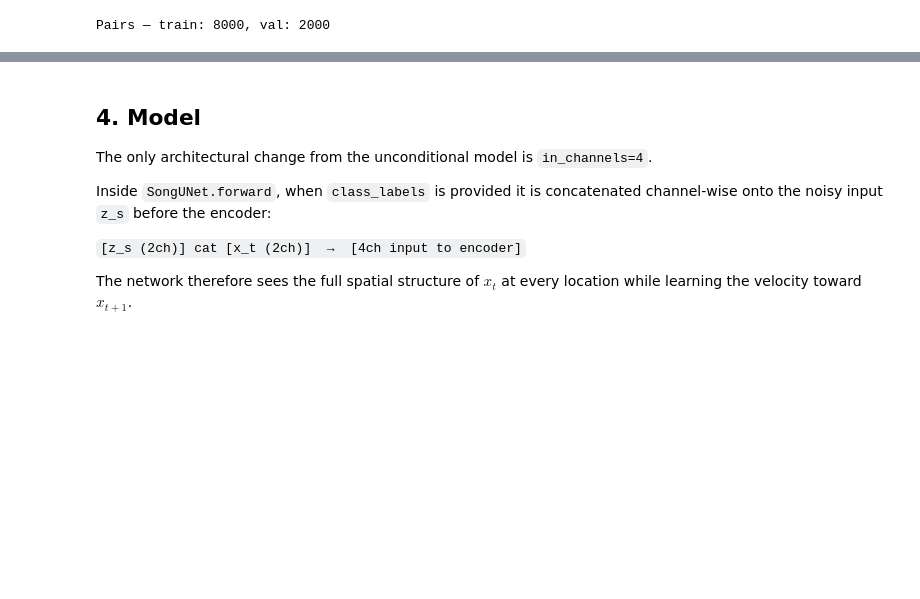
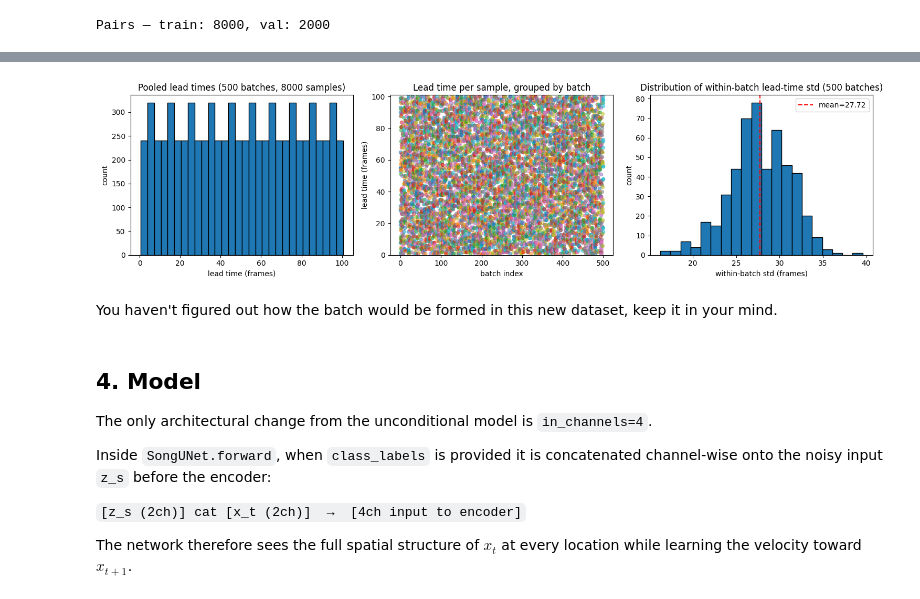
Before and after one commit to path2morepro/Thesis-Work-Extension-from-latent-space-noise, a Jupyter notebook: Condition_model/trainCondDiffusion.ipynb, the cells around one changed output, grey strips where cells are left out. Cells and saved outputs as stored; diff of their text form; code cells hidden in the pictures; blank space fills up the shorter version.

Commit message:
dataset check pass, gradient stable

```diff
--- a/Condition_model/trainCondDiffusion.ipynb
+++ b/Condition_model/trainCondDiffusion.ipynb
@@ -88,3 +95,39 @@ Pairs — train: 8000, val: 2000
+# %%
+fig, axes = plt.subplots(1, 3, figsize=(15, 4))
+
+# (a) pooled lead times -> should be ~uniform over [1, n_leads] frames
+all_leads = np.concatenate(batch_leads)
+axes[0].hist(all_leads, bins=min(n_leads, 30), range=(0.5, n_leads + 0.5),
+             edgecolor='black')
+axes[0].set_xlabel('lead time (frames)')
+axes[0].set_ylabel('count')
+axes[0].set_title(f'Pooled lead times ({n_collected} batches, {all_leads.size} samples)')
+
+# (b) per-sample lead time grouped by batch -> reveals within-batch structure
+for bi, lb in enumerate(batch_leads):
+    axes[1].scatter(np.full_like(lb, bi), lb, alpha=0.5, s=20)
+axes[1].set_xlabel('batch index')
+axes[1].set_ylabel('lead time (frames)')
+axes[1].set_title('Lead time per sample, grouped by batch')
+axes[1].set_ylim(0, n_leads + 1)
+if n_leads <= 20:
+    axes[1].set_yticks(range(1, n_leads + 1))
+
+# (c) histogram of within-batch standard deviation
+axes[2].hist(within_batch_std, bins=20, edgecolor='black')
+axes[2].set_xlabel('within-batch std (frames)')
+axes[2].set_ylabel('count')
+axes[2].set_title(f'Distribution of within-batch lead-time std ({n_collected} batches)')
+axes[2].axvline(within_batch_std.mean(), color='red', linestyle='--',
+                label=f'mean={within_batch_std.mean():.2f}')
+axes[2].legend()
+
+plt.tight_layout()
+plt.show()
+# %% [output]
+[figure, added]
+# %% [markdown]
+You haven't figured out how the batch would be formed in this new dataset, keep it in your mind.
 # %% [markdown]
 ## 4. Model
 
```
Also changed, not shown: parts of 13 cells of this notebook, 3 other files.
